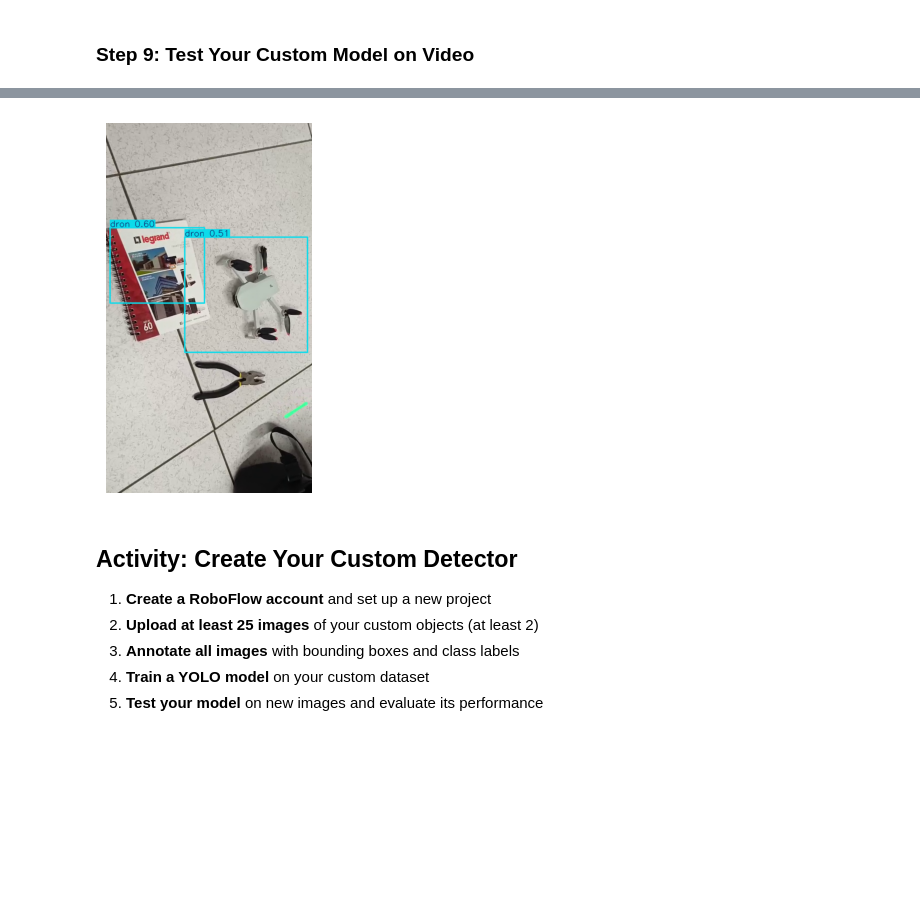
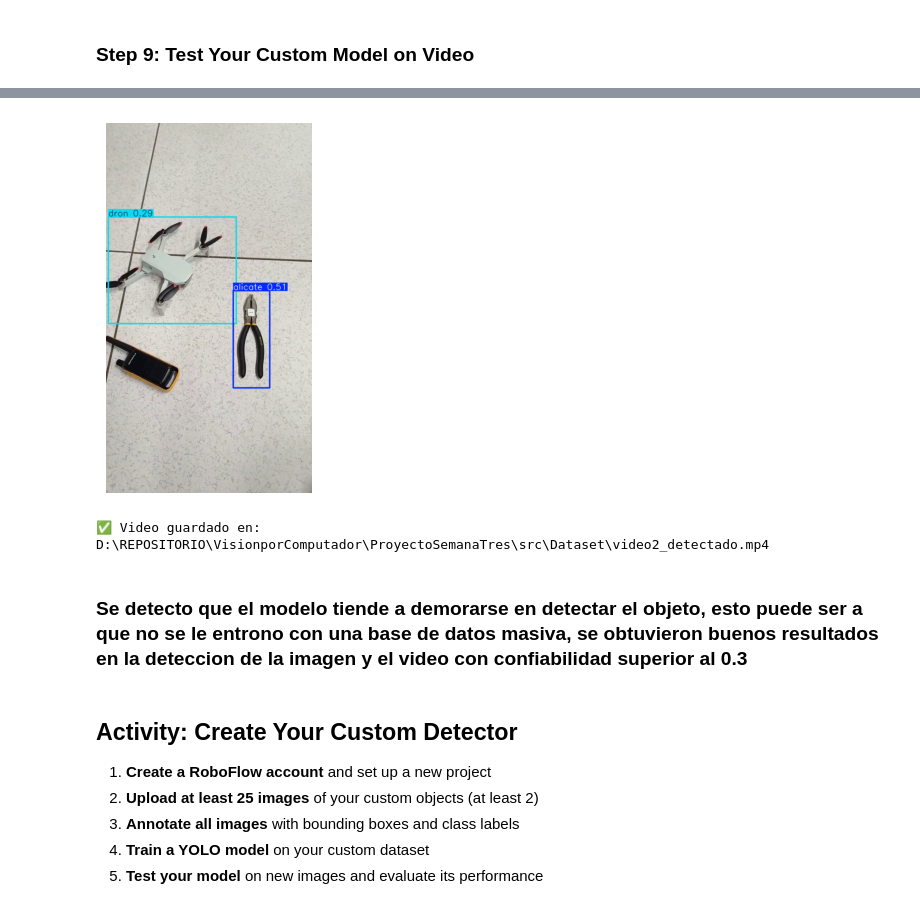
Before and after one commit to manuelchoez/VisionporComputador, a Jupyter notebook: ProyectoSemanaTres/src/Code/3. Custom YOLO Object Detection with Roboflow.ipynb, the cells around one changed output, grey strips where cells are left out. Saved outputs shown, nothing was run; the diff lists cells and outputs as text; code cells hidden in the pictures; blank space fills up the shorter version.

```diff
--- a/ProyectoSemanaTres/src/Code/3. Custom YOLO Object Detection with Roboflow.ipynb
+++ b/ProyectoSemanaTres/src/Code/3. Custom YOLO Object Detection with Roboflow.ipynb
@@ -168,10 +168,10 @@ SyntaxError: 'SEMANA\EJERCICIO' is not a valid YOLO argument.
 ### **Step 8: Test Your Custom Model on an Image**
 # %%
 # Load your custom trained model
-custom_model = YOLO(r'C:\Users\ROBIN\Desktop\MAESTRIA\SEGUNDA SEMANA\EJERCICIO PRACTICO G3 ITEM 2\runs\detect\custom_yolo_model7\weights\best.pt')
+custom_model = YOLO(r'D:\REPOSITORIO\VisionporComputador\ProyectoSemanaTres\src\Code\runs\detect\custom_yolo_model2\weights\best.pt')
 
 # Test on a sample image
-results = custom_model(r'C:\Users\ROBIN\Desktop\MAESTRIA\SEGUNDA SEMANA\EJERCICIO PRACTICO G3 ITEM 2\prueba1.jpg', conf=0.6)
+results = custom_model(r'D:\REPOSITORIO\VisionporComputador\ProyectoSemanaTres\src\Dataset\prueba2.jpeg', conf=0.25)
 
 # Display results
 %matplotlib inline
@@ -231,38 +191,58 @@ error: OpenCV(4.10.0) D:\a\opencv-python\opencv-python\opencv\modules\highgui\sr
 # %%
 from ultralytics import YOLO
 import cv2
 import matplotlib.pyplot as plt
 from IPython.display import clear_output
 
 # Cargar modelo
 model = YOLO(
-    r'C:\Users\ROBIN\Desktop\MAESTRIA\SEGUNDA SEMANA\EJERCICIO PRACTICO G3 ITEM 2\runs\detect\custom_yolo_model6\weights\best.pt'
+    r'D:\REPOSITORIO\VisionporComputador\ProyectoSemanaTres\src\Code\runs\detect\custom_yolo_model2\weights\best.pt'
 )
 
-video_path = r'C:\Users\ROBIN\Desktop\MAESTRIA\SEGUNDA SEMANA\EJERCICIO PRACTICO G3 ITEM 2\video1.mp4'
+video_path = r'D:\REPOSITORIO\VisionporComputador\ProyectoSemanaTres\src\Dataset\video2.mp4'
+output_path = r'D:\REPOSITORIO\VisionporComputador\ProyectoSemanaTres\src\Dataset\video2_detectado.mp4'
+
 cap = cv2.VideoCapture(video_path)
+
+# Propiedades del video original
+fps = int(cap.get(cv2.CAP_PROP_FPS))
+width = int(cap.get(cv2.CAP_PROP_FRAME_WIDTH))
+height = int(cap.get(cv2.CAP_PROP_FRAME_HEIGHT))
+
+# Configurar escritor de video
+fourcc = cv2.VideoWriter_fourcc(*'mp4v')
+out = cv2.VideoWriter(output_path, fourcc, fps, (width, height))
 
 plt.figure(figsize=(10, 6))
 
 while cap.isOpened():
     ret, frame = cap.read()
     if not ret:
         break
 
-    results = model(frame, conf=0.5)
+    results = model(frame, conf=0.25)
     annotated_frame = results[0].plot()
 
-    # BGR → RGB
+    # Guardar frame detectado (BGR)
+    out.write(annotated_frame)
+
+    # Mostrar en Jupyter (RGB)
     frame_rgb = cv2.cvtColor(annotated_frame, cv2.COLOR_BGR2RGB)
 
     clear_output(wait=True)
     plt.imshow(frame_rgb)
     plt.axis('off')
     plt.show()
 
 cap.release()
+out.release()
+
+print("✅ Video guardado en:", output_path)
 # %% [output]
-[figure, old version]
+[figure, new version]
+✅ Video guardado en: D:\REPOSITORIO\VisionporComputador\ProyectoSemanaTres\src\Dataset\video2_detectado.mp4
+# %% [markdown]
+### Se detecto que el modelo tiende a demorarse en detectar el objeto, esto puede ser a que no se le entrono con una base de datos masiva, se obtuvieron buenos resultados en la deteccion de la imagen y el video con confiabilidad superior al 0.3
 # %% [markdown]
 ## **Activity: Create Your Custom Detector**
 
```
Also changed, not shown: parts of 11 cells of this notebook.
